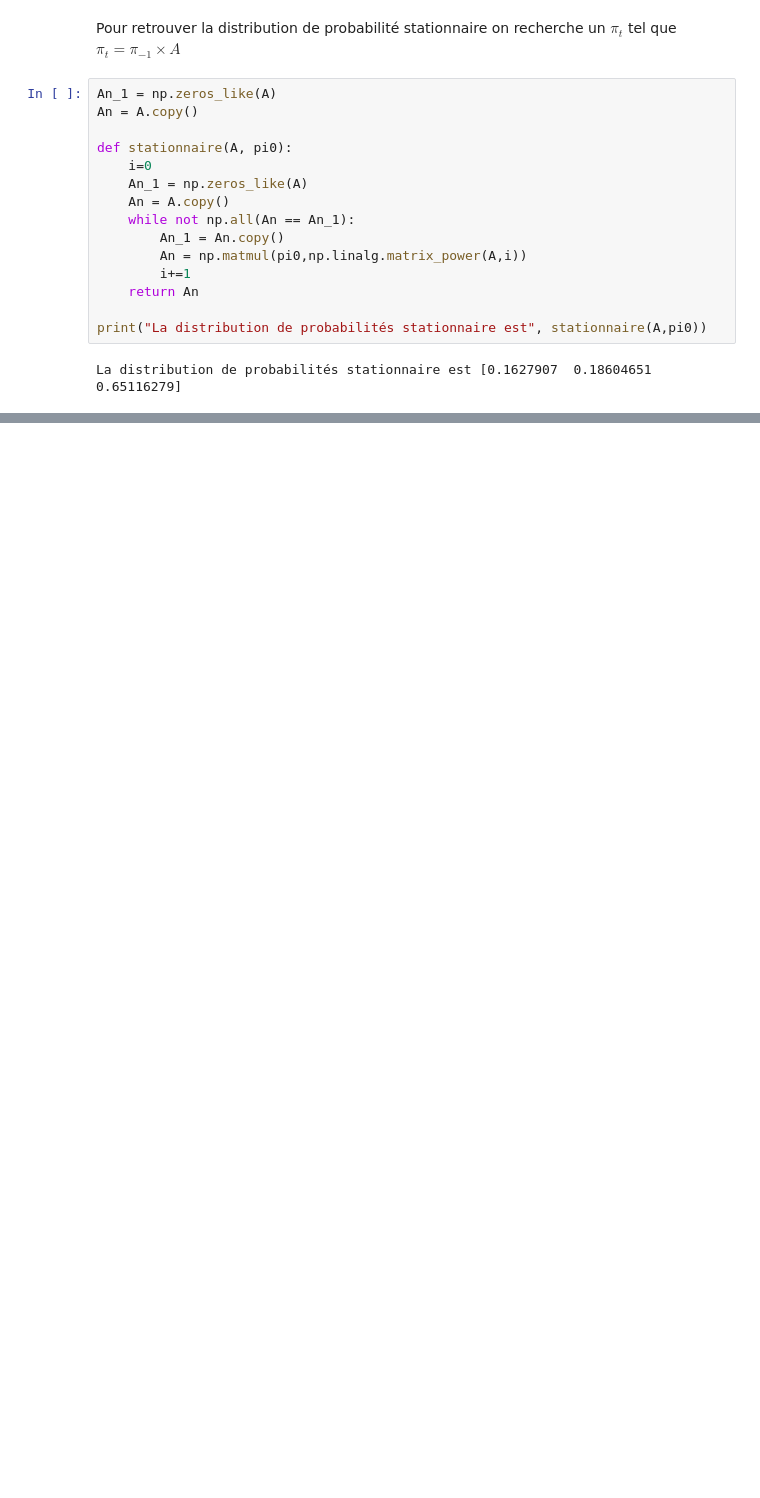
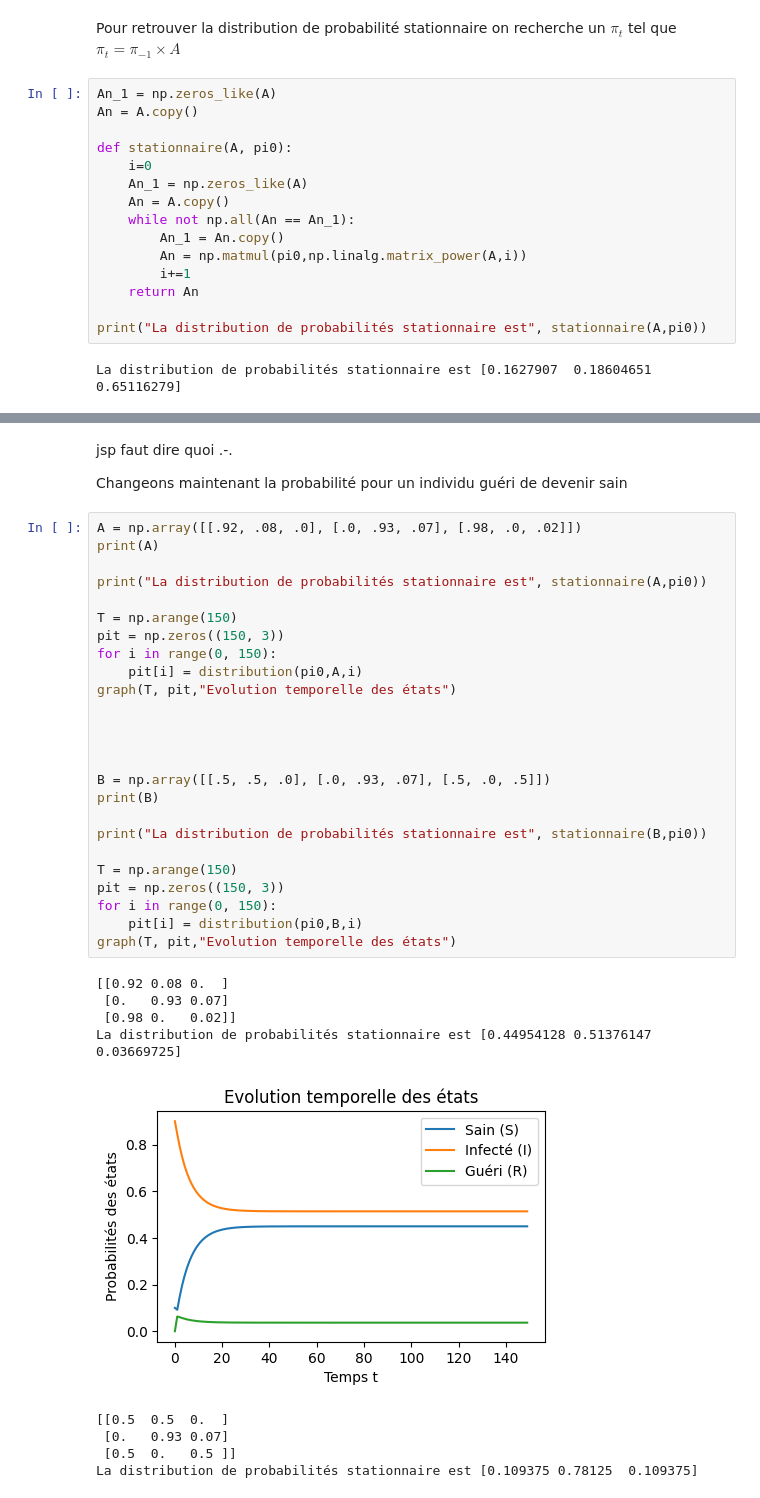
Before and after one commit to yokyann/epidemiologie, a Jupyter notebook: projet.ipynb, the cells around one changed output, grey strips where cells are left out. Saved outputs shown, nothing was run; the diff lists cells and outputs as text; blank space fills up the shorter version.

```diff
--- a/projet.ipynb
+++ b/projet.ipynb
@@ -745,0 +829,40 @@ print(nbR(seq5000))
+# %% [markdown]
+jsp faut dire quoi .-.
+
+
+Changeons maintenant la probabilité pour un individu guéri de devenir sain
+# %%
+A = np.array([[.92, .08, .0], [.0, .93, .07], [.98, .0, .02]])
+print(A)
+
+print("La distribution de probabilités stationnaire est", stationnaire(A,pi0))
+
+T = np.arange(150)
+pit = np.zeros((150, 3))
+for i in range(0, 150):
+    pit[i] = distribution(pi0,A,i)
+graph(T, pit,"Evolution temporelle des états")
+
+
+
+
+B = np.array([[.5, .5, .0], [.0, .93, .07], [.5, .0, .5]])
+print(B)
+
+print("La distribution de probabilités stationnaire est", stationnaire(B,pi0))
+
+T = np.arange(150)
+pit = np.zeros((150, 3))
+for i in range(0, 150):
+    pit[i] = distribution(pi0,B,i)
+graph(T, pit,"Evolution temporelle des états")
+# %% [output]
+[[0.92 0.08 0.  ]
+ [0.   0.93 0.07]
+ [0.98 0.   0.02]]
+La distribution de probabilités stationnaire est [0.44954128 0.51376147 0.03669725]
+[figure, added]
+[[0.5  0.5  0.  ]
+ [0.   0.93 0.07]
+ [0.5  0.   0.5 ]]
+La distribution de probabilités stationnaire est [0.109375 0.78125  0.109375]
```
Also changed, not shown: parts of 27 cells of this notebook.
